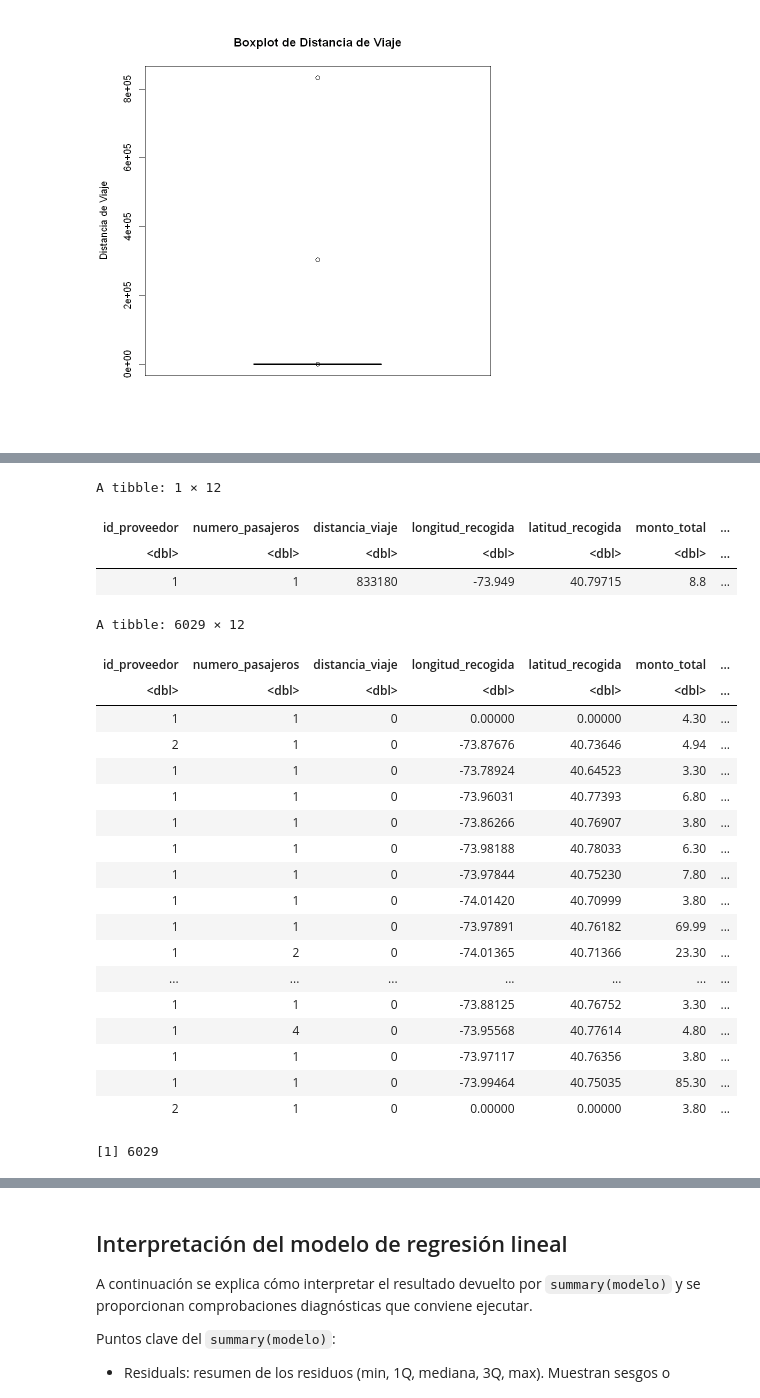
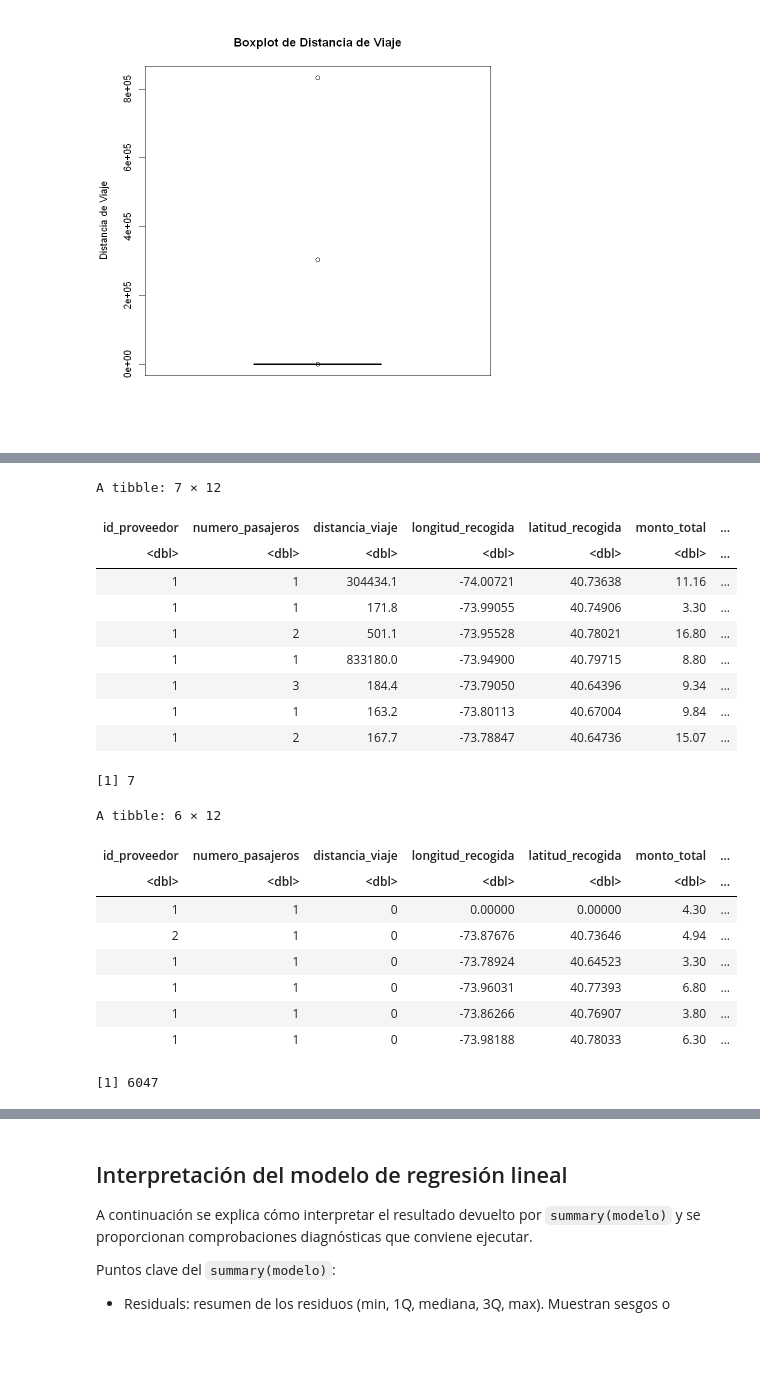
Before and after one commit to RosariosTijeras/Autonomos-Modelamiento, a Jupyter notebook: Autonomos/Autonomo_2/R_Notebooks/analisis.ipynb, the cells around one changed output, grey strips where cells are left out. Cells and saved outputs as stored; diff of their text form; code cells hidden in the pictures; blank space fills up the shorter version.

```diff
--- a/Autonomos/Autonomo_2/R_Notebooks/analisis.ipynb
+++ b/Autonomos/Autonomo_2/R_Notebooks/analisis.ipynb
@@ -531,10 +481,0 @@ A tibble: 12 × 12
-# %%
-# contar filas con id_codigo_tarifa > 6 y luego eliminarlas
-outliers_count <- sum(datos$id_codigo_tarifa > 6, na.rm = TRUE)
-
-datos <- datos %>%
-    filter(!(id_codigo_tarifa > 6))
-
-# informar resultado y verificar que no queden outliers
-cat("Filas eliminadas:", outliers_count, "\nFilas con id_codigo_tarifa > 6 restantes:",
-        sum(datos$id_codigo_tarifa > 6, na.rm = TRUE), "\n")
@@ -655,37 +591,35 @@ A tibble: 444 × 12
 # %%
-indicedistancia<- datos$distancia_viaje == max(datos$distancia_viaje)
+indicedistancia<- datos$distancia_viaje > 150
 maxdistancia <- datos[indicedistancia, ]
 maxdistancia
+nrow(maxdistancia)
 # %% [output]
-A tibble: 1 × 12
+A tibble: 7 × 12
 | id_proveedor | numero_pasajeros | distancia_viaje | longitud_recogida | latitud_recogida | monto_total | ... |
 | <dbl> | <dbl> | <dbl> | <dbl> | <dbl> | <dbl> | ... |
-| 1 | 1 | 833180 | -73.949 | 40.79715 | 8.8 | ... |
+| 1 | 1 | 304434.1 | -74.00721 | 40.73638 | 11.16 | ... |
+| 1 | 1 | 171.8 | -73.99055 | 40.74906 | 3.30 | ... |
+| 1 | 2 | 501.1 | -73.95528 | 40.78021 | 16.80 | ... |
+| 1 | 1 | 833180.0 | -73.94900 | 40.79715 | 8.80 | ... |
+| 1 | 3 | 184.4 | -73.79050 | 40.64396 | 9.34 | ... |
+| 1 | 1 | 163.2 | -73.80113 | 40.67004 | 9.84 | ... |
+| 1 | 2 | 167.7 | -73.78847 | 40.64736 | 15.07 | ... |
+[1] 7
 # %%
 indicedistancia <- datos$distancia_viaje == 0
 min_distancia <- datos[indicedistancia, ]
-min_distancia
+head(min_distancia)
 
 #contar cuantos viajes tienen distancia 0
 nrow(min_distancia)
 # %% [output]
-A tibble: 6029 × 12
+A tibble: 6 × 12
 | id_proveedor | numero_pasajeros | distancia_viaje | longitud_recogida | latitud_recogida | monto_total | ... |
 | <dbl> | <dbl> | <dbl> | <dbl> | <dbl> | <dbl> | ... |
 | 1 | 1 | 0 | 0.00000 | 0.00000 | 4.30 | ... |
 | 2 | 1 | 0 | -73.87676 | 40.73646 | 4.94 | ... |
 | 1 | 1 | 0 | -73.78924 | 40.64523 | 3.30 | ... |
 | 1 | 1 | 0 | -73.96031 | 40.77393 | 6.80 | ... |
 | 1 | 1 | 0 | -73.86266 | 40.76907 | 3.80 | ... |
 | 1 | 1 | 0 | -73.98188 | 40.78033 | 6.30 | ... |
-| 1 | 1 | 0 | -73.97844 | 40.75230 | 7.80 | ... |
-| 1 | 1 | 0 | -74.01420 | 40.70999 | 3.80 | ... |
-| 1 | 1 | 0 | -73.97891 | 40.76182 | 69.99 | ... |
-| 1 | 2 | 0 | -74.01365 | 40.71366 | 23.30 | ... |
-| ... | ... | ... | ... | ... | ... | ... |
-| 1 | 1 | 0 | -73.88125 | 40.76752 | 3.30 | ... |
-| 1 | 4 | 0 | -73.95568 | 40.77614 | 4.80 | ... |
-| 1 | 1 | 0 | -73.97117 | 40.76356 | 3.80 | ... |
-| 1 | 1 | 0 | -73.99464 | 40.75035 | 85.30 | ... |
-| 2 | 1 | 0 | 0.00000 | 0.00000 | 3.80 | ... |
-[1] 6029
+[1] 6047
```
Also changed, not shown: parts of 31 cells of this notebook.
